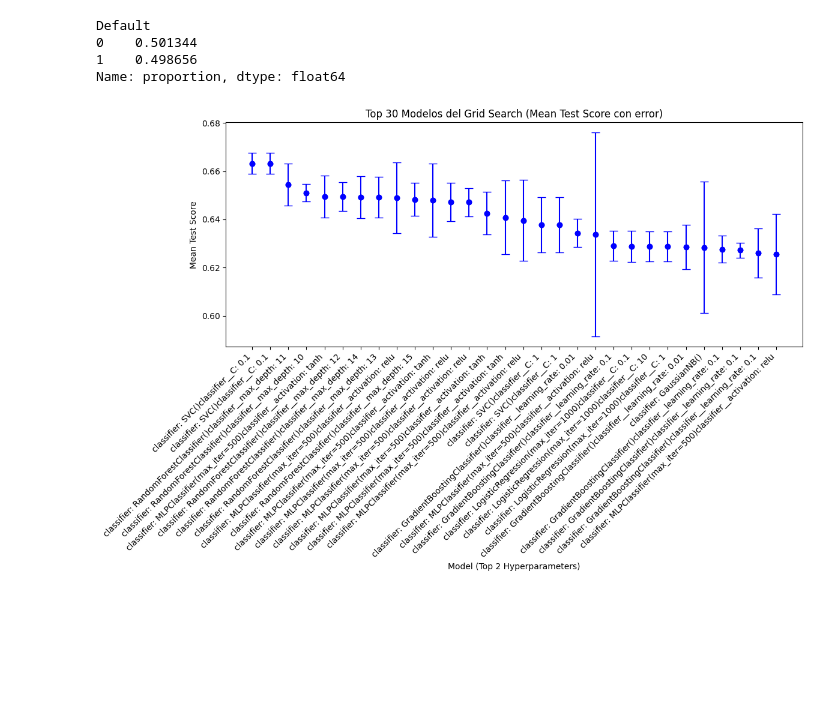
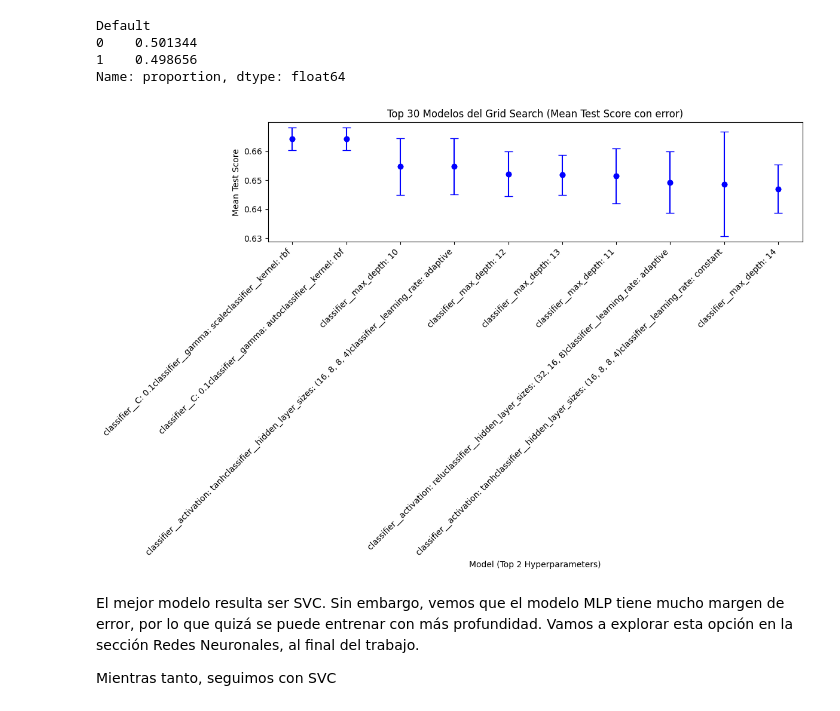
Before and after one commit to ManuelR-D/TPIntegradorCienciaDeDatosUnlam, a Jupyter notebook: TP_EntregablePrestamos.ipynb, the cells around one changed output. Drawn from its saved outputs; the diff is of its cells as text; code cells hidden in the pictures; blank space fills up the shorter version.

```diff
--- a/TP_EntregablePrestamos.ipynb
+++ b/TP_EntregablePrestamos.ipynb
@@ -167,6 +167,20 @@ class ColumnOneHot(BaseEstimator, TransformerMixin):
         Xc.loc[:, self.encoder.get_feature_names_out()] = self.encoder.transform(Xc[self.columns])
         Xc.drop(columns=self.columns, inplace=True)
         return Xc
+
+# Redondear para columnas que se pasen por parametro
+class ColumnRound(BaseEstimator, TransformerMixin):
+    def __init__(self, columns=None, decimals=0):
+        self.columns = columns
+        self.decimals = decimals
+
+    def fit(self, X, y=None):
+        return self
+
+    def transform(self, X):
+        Xc = X.copy()
+        Xc[self.columns] = Xc[self.columns].round(self.decimals)
+        return Xc
 # %% [markdown]
 # Inspección inicial de los datos
 # %%
@@ -262,5 +277,5 @@ Ignoramos la columna RelacionCuotaDeuda porque sabemos que la vamos a eliminar.
 # %%
-bxColumns = ["PuntuacionGeneral", "IngresoAnuales", "RelacionIngresoDeuda", "PendienteEnTarjeta"]
+bxColumns = ["PuntuacionGeneral", "IngresoAnuales", "RelacionIngresoDeuda", "PendienteEnTarjeta", "RelacionCuotaDeuda"]
 fig, axs = plt.subplots(1, len(bxColumns), figsize=(8, 3))
 for c,i in zip(bxColumns, range(len(bxColumns))):
     axs[i].boxplot(df[c])
@@ -432,17 +452,14 @@ class RemoveAllOutliers(BaseEstimator, TransformerMixin):
 # %% [markdown]
 Dado que tenemos que priorizar evitar los falsos negativos, la métrica a maximizar por el gridsearch es **Recall**
 # %%
-X = df.drop(columns='Default')
-y = (df['Default'] == 'default').astype(int)  # Convertir a binario para MLPClassifier
-X_train, X_test, y_train, y_test = train_test_split(X, y, test_size=0.3, random_state=42)
-
 pl = Pipeline(steps=[
-     # ('drop', ColumnDropper(columns=['RelacionCuotaDeuda'])), # Dropeamos la columna porque vimos que tiene muchos valroes unicos
+     ("round", ColumnRound(columns=['RelacionCuotaDeuda'])),
      ("one_hot", ColumnOneHot(columns=['Objetivo', 'esPropietario'])),
      ("outlier", ColumnOutlierRemover(column='IngresoAnuales', method='iqr', factor=1.5, replace_with_nan=True)),
      ("outlier2", ColumnOutlierRemover(column='PendienteEnTarjeta', method='iqr', factor=1.5, replace_with_nan=True)),
      ("outlier3", ColumnOutlierRemover(column='PuntuacionGeneral', method='iqr', factor=1.5, replace_with_nan=True)),
-     ("imputer", ColumnImputer(columns=['IngresoAnuales', 'PendienteEnTarjeta', 'PuntuacionGeneral'])),
+     ("outlier4", ColumnOutlierRemover(column='RelacionCuotaDeuda', method='iqr', factor=1.5, replace_with_nan=True)),
+     ("imputer", ColumnImputer(columns=['IngresoAnuales', 'PendienteEnTarjeta', 'PuntuacionGeneral', 'RelacionCuotaDeuda'])),
      ('scaler', StandardScaler()),
      ('classifier', RandomForestClassifier())
 ])
@@ -531,36 +548,39 @@ Default
 1    0.498656
 Name: proportion, dtype: float64
 # %%
-# Asegúrate de tener los resultados del GridSearchCV
 results_df = pd.DataFrame(grid_search.cv_results_).sort_values(by='mean_test_score', ascending=False)
 
 # Seleccionar los 10 mejores modelos
-top_n = 30
+top_n = 10
 top_models = results_df.head(top_n)
 
 # Extraer información relevante
 mean_scores = top_models['mean_test_score']
 std_scores = top_models['std_test_score']
 params = top_models['params']
 
 # Crear etiquetas detalladas con el nombre del modelo y los primeros dos parámetros
 labels = [
-    f"".join([f"{k}: {v}" for k, v in  list(param.items())[:2]])
+    f"".join([f"{k}: {v}" for k, v in  list(param.items())[1:4]])
     for i, param in enumerate(params)
 ]
 
 # Crear el gráfico de dispersión
 plt.figure(figsize=(12, 8))
 plt.scatter(range(top_n), mean_scores, color='blue', label='Mean Test Score')
 plt.errorbar(range(top_n), mean_scores, yerr=std_scores, fmt='o', color='blue', capsize=5)
 
 # Añadir etiquetas en el eje X
 plt.xticks(range(top_n), labels, rotation=45, ha='right', fontsize=10)
 plt.ylabel('Mean Test Score')
 plt.xlabel('Model (Top 2 Hyperparameters)')
 plt.title('Top 30 Modelos del Grid Search (Mean Test Score con error)')
 plt.tight_layout()
 plt.show()
 # %% [output]
-[figure, old version]
+[figure, new version]
+# %% [markdown]
+El mejor modelo resulta ser SVC. Sin embargo, vemos que el modelo MLP tiene mucho margen de error, por lo que quizá se puede entrenar con más profundidad. Vamos a explorar esta opción en la sección Redes Neuronales, al final del trabajo.
+
+Mientras tanto, seguimos con SVC
 # %%
```
Also changed, not shown: parts of 29 cells of this notebook.
